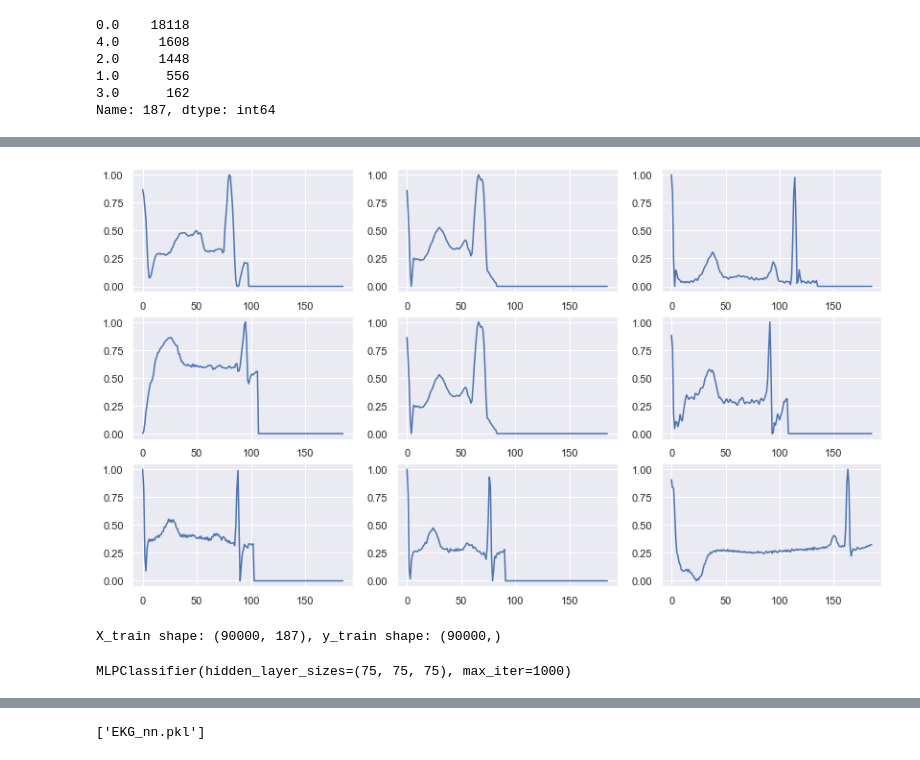
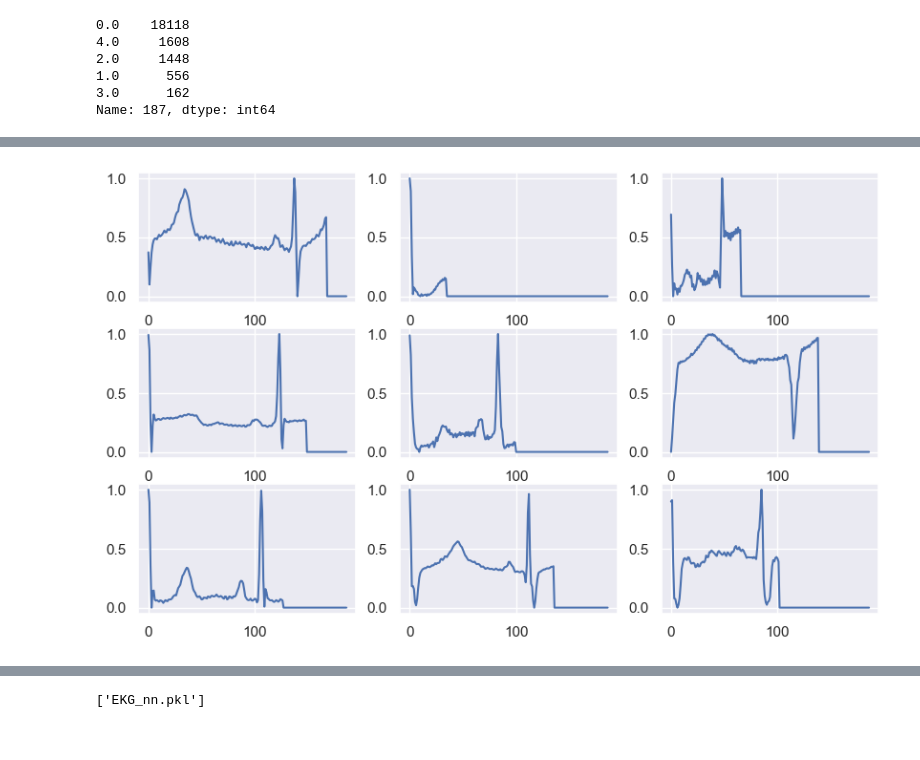
Before and after one commit to joseph-cavarretta/projects, a Jupyter notebook: neural_networks/elecrocardiograms/EKG_nn.ipynb, the cells around one changed output, grey strips where cells are left out. Cells and saved outputs as stored; diff of their text form; code cells hidden in the pictures.

Commit message:
refactored notebook, updated confusion matrix

```diff
--- a/neural_networks/elecrocardiograms/EKG_nn.ipynb
+++ b/neural_networks/elecrocardiograms/EKG_nn.ipynb
@@ -4,7 +4,8 @@ import numpy as np
 import matplotlib.pyplot as plt
 import seaborn as sns
 import os
-sns.set(rc={'figure.figsize':(14,8)})
+from pathlib import Path
+sns.set(rc={'figure.figsize':(10,6)})
 
 from sklearn.utils import resample
 from sklearn.preprocessing import MinMaxScaler
@@ -12,11 +13,13 @@ from sklearn.neural_network import MLPClassifier
 
 from sklearn.model_selection import cross_val_score
 from sklearn.model_selection import train_test_split
+from sklearn.model_selection import GridSearchCV
+from sklearn.model_selection import KFold
 
 from sklearn.metrics import f1_score
 from sklearn.metrics import precision_score
 from sklearn.metrics import recall_score
-from sklearn.metrics import plot_confusion_matrix
+from sklearn.metrics import confusion_matrix, ConfusionMatrixDisplay
 from sklearn.metrics import classification_report
 
 import joblib
@@ -29,0 +26,4 @@ os.listdir(path='data')
+# %%
+TRAIN_PATH = Path('data/mitbih_train.csv')
+TEST_PATH = Path('data/mitbih_test.csv')
+os.listdir(path='data')
@@ -30,3 +32,3 @@ os.listdir(path='data')
 # %%
-train_set = pd.read_csv('data/mitbih_train.csv', header=None)
-test_set = pd.read_csv('data/mitbih_test.csv', header=None)
+train_set = pd.read_csv(TRAIN_PATH, header=None)
+test_set = pd.read_csv(TEST_PATH, header=None)
@@ -161,10 +123,10 @@ def subplot_random_rows(data, num_samples=0):
 
     for i in range(9):
         plt.subplot(3,3,i+1)
-        plt.plot(np.arange(0,186), random_data.iloc[i,:])
+        plt.plot(np.arange(0,187), random_data.iloc[i,:])
 
     return plt.show()
 # %%
-subplot_random_rows(X_train, num_samples=9)
+subplot_random_rows(train_set, num_samples=9)
 # %% [output]
-[figure, old version]
+[figure, new version]
@@ -175,4 +132,0 @@ y_train = train_set_balanced.iloc[:, -1]
-# %%
-print(f'X_train shape: {X_train.shape}, y_train shape: {y_train.shape}')
-# %% [output]
-X_train shape: (90000, 187), y_train shape: (90000,)
@@ -188,7 +132,0 @@ X_test, X_val, y_test, y_val = train_test_split(test_set_balanced.iloc[:, :-1],
-# %%
-# relu activation is default
-mlp = MLPClassifier(hidden_layer_sizes=(75, 75, 75), max_iter=300)
-
-mlp.fit(X_train, y_train)
-# %% [output]
-MLPClassifier(hidden_layer_sizes=(75, 75, 75), max_iter=1000)
```
Also changed, not shown: parts of 32 cells of this notebook.
